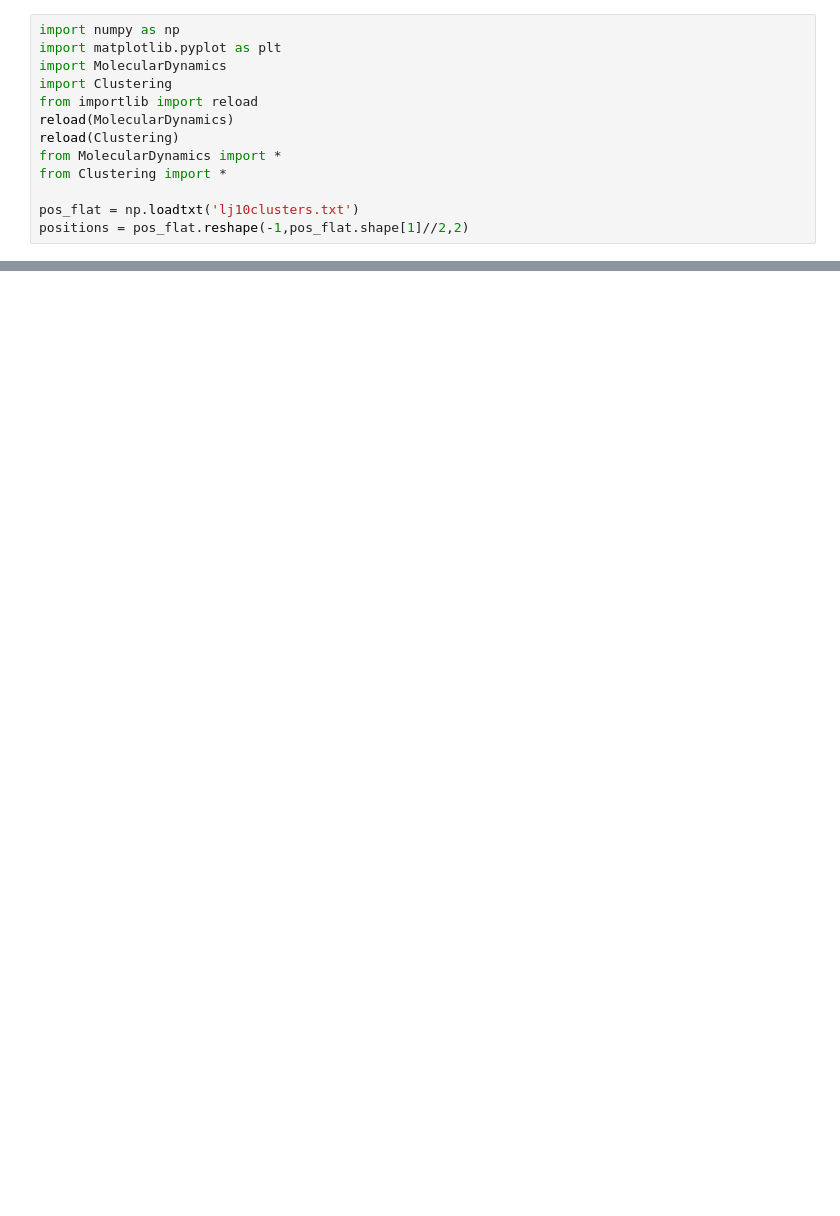
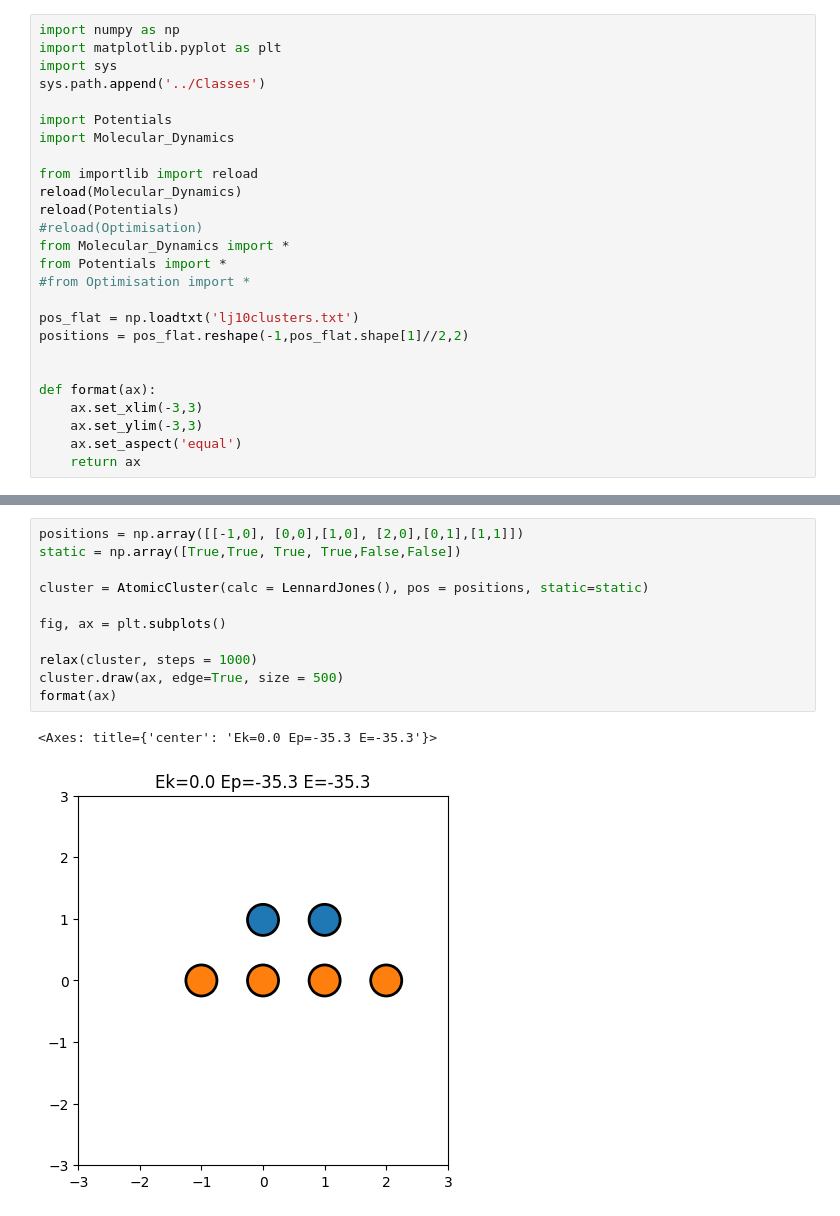
Before and after one commit to TobiasJohannessen/TobiasJohannessen.github.io, a Jupyter notebook: Computational Physics/Exercises/Week 5/Exercise 26.ipynb, the cells around one changed output, grey strips where cells are left out. Saved outputs shown, nothing was run; the diff lists cells and outputs as text; blank space fills up the shorter version.

```diff
--- a/Computational Physics/Exercises/Week 5/Exercise 26.ipynb
+++ b/Computational Physics/Exercises/Week 5/Exercise 26.ipynb
@@ -1,13 +1,26 @@
 # %%
 import numpy as np
 import matplotlib.pyplot as plt
-import MolecularDynamics
-import Clustering
+import sys
+sys.path.append('../Classes')
+
+import Potentials
+import Molecular_Dynamics
+
 from importlib import reload
-reload(MolecularDynamics)
-reload(Clustering)
-from MolecularDynamics import *
-from Clustering import *
+reload(Molecular_Dynamics)
+reload(Potentials)
+#reload(Optimisation)
+from Molecular_Dynamics import *
+from Potentials import *
+#from Optimisation import *
 
 pos_flat = np.loadtxt('lj10clusters.txt')
 positions = pos_flat.reshape(-1,pos_flat.shape[1]//2,2)
+
+
+def format(ax):
+    ax.set_xlim(-3,3)
+    ax.set_ylim(-3,3)
+    ax.set_aspect('equal')
+    return ax
@@ -32,0 +27,14 @@ positions = pos_flat.reshape(-1,pos_flat.shape[1]//2,2)
+# %%
+positions = np.array([[-1,0], [0,0],[1,0], [2,0],[0,1],[1,1]])
+static = np.array([True,True, True, True,False,False])
+
+cluster = AtomicCluster(calc = LennardJones(), pos = positions, static=static)
+
+fig, ax = plt.subplots()
+
+relax(cluster, steps = 1000)
+cluster.draw(ax, edge=True, size = 500)
+format(ax)
+# %% [output]
+<Axes: title={'center': 'Ek=0.0 Ep=-35.3 E=-35.3'}>
+[figure, added]
```
Also changed, not shown: parts of 5 cells of this notebook, 22 other files.
